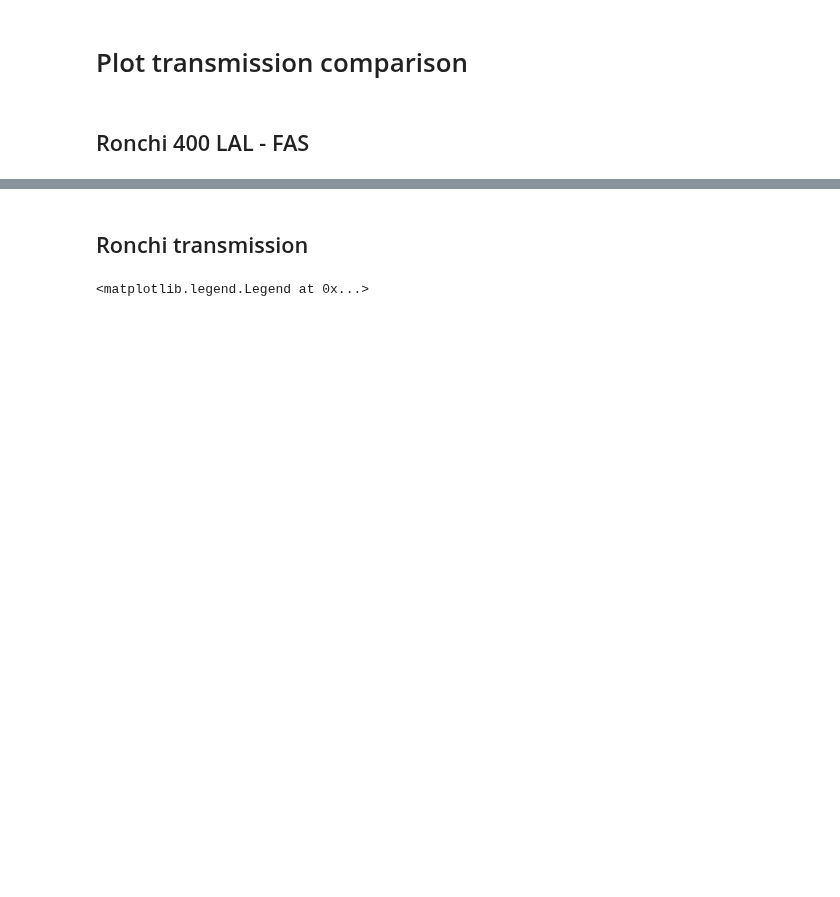
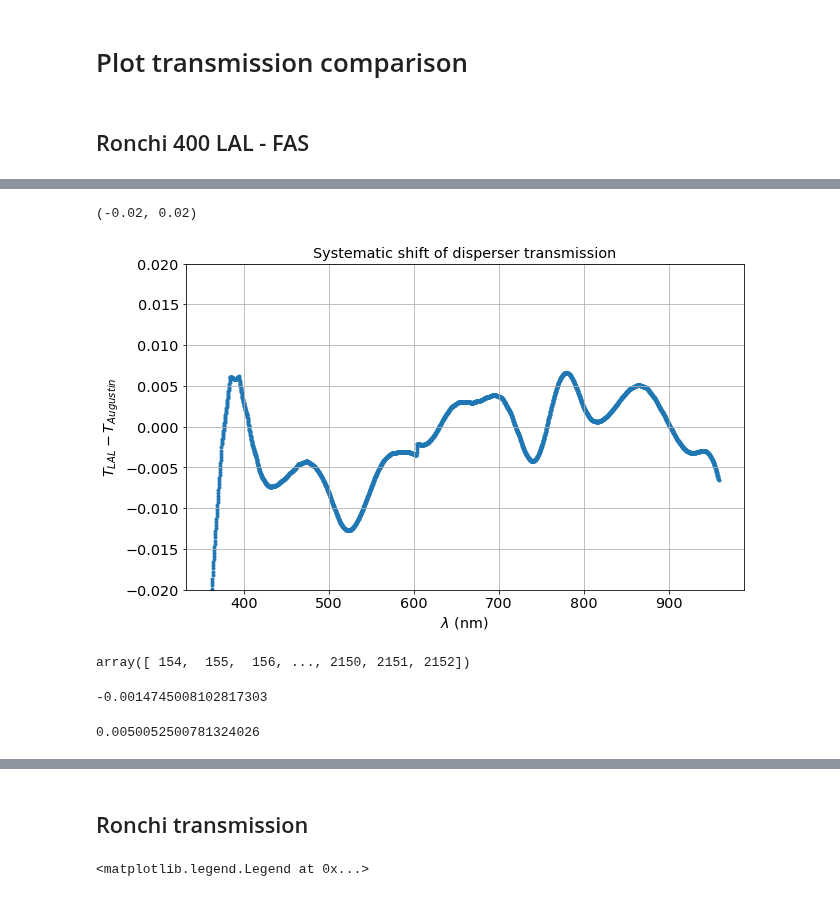
Before and after one commit to sylvielsstfr/SpectractorAnaAtm, a Jupyter notebook: DisperserTransmCalc/CompareDisperserTranswErrors_FASHavard.ipynb, the cells around one changed output, grey strips where cells are left out. Saved outputs shown, nothing was run; the diff lists cells and outputs as text; code cells hidden in the pictures; blank space fills up the shorter version.

Commit message:
update analysis disperser

```diff
--- a/DisperserTransmCalc/CompareDisperserTranswErrors_FASHavard.ipynb
+++ b/DisperserTransmCalc/CompareDisperserTranswErrors_FASHavard.ipynb
@@ -199,0 +211,10 @@ ax.legend(loc='upper right')
+# %%
+X1=df1.wl
+Y1=df1["thrpt_ron400"]
+func1 = interpolate.interp1d(X1, Y1)
+
+X2=sel_wl0+10.
+Y2=0.2*thrpt0_smooth
+func2 = interpolate.interp1d(X2, Y2)
+# %%
+newY1=func1(X2)
@@ -199,0 +224,10 @@ ax.legend(loc='upper right')
+# %%
+plt.scatter(X2,newY1-Y2,marker='.')
+plt.grid()
+plt.xlabel("$\lambda$ (nm)")
+plt.ylabel("$T_{LAL} - T_{Augustin}$")
+plt.title("Systematic shift of disperser transmission")
+plt.ylim(-0.020,0.02)
+# %% [output]
+(-0.02, 0.02)
+[figure, added]
@@ -199,0 +236,4 @@ ax.legend(loc='upper right')
+# %%
+index_sel
+# %% [output]
+array([ 154,  155,  156, ..., 2150, 2151, 2152])
@@ -199,0 +245,8 @@ ax.legend(loc='upper right')
+# %%
+deltaY.mean()
+# %% [output]
+-0.0014745008102817303
+# %%
+deltaY.std()
+# %% [output]
+0.0050052500781324026
```
Also changed, not shown: parts of 16 cells of this notebook.
